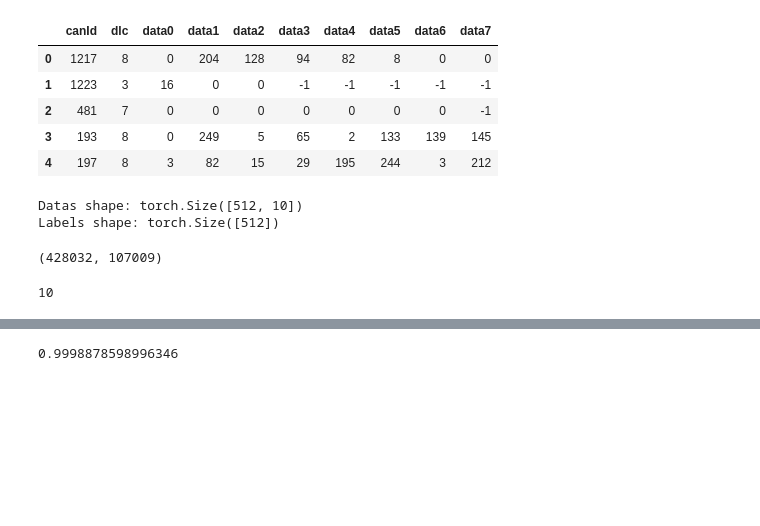
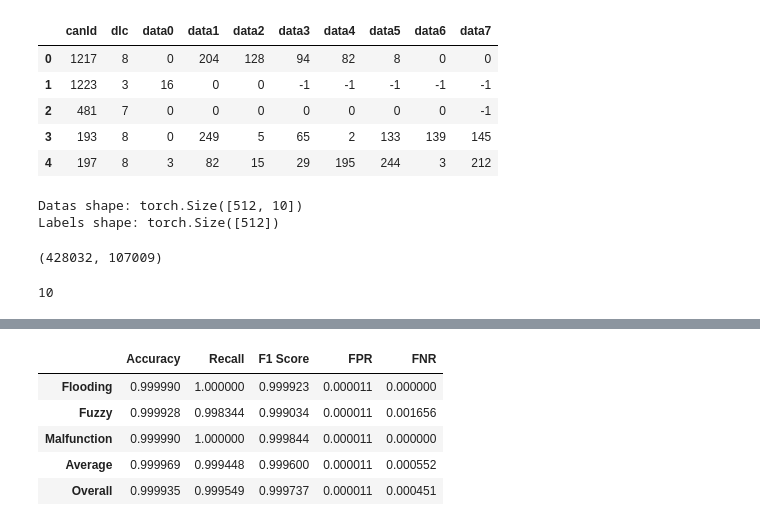
Before and after one commit to zsikorska/cps-can-bus, a Jupyter notebook: detection.ipynb, the cells around one changed output, grey strips where cells are left out. Drawn from its saved outputs; the diff is of its cells as text; code cells hidden in the pictures; blank space fills up the shorter version.

Commit message:
create multiclass model

```diff
--- a/detection.ipynb
+++ b/detection.ipynb
@@ -211,15 +211,13 @@ len(train_dataset_sonata), len(test_dataset_sonata)
 (428032, 107009)
 # %%
 class LSTMNetwork(nn.Module):
-    def __init__(self, input_size, hidden_size, output_size, num_layers):
+    def __init__(self, input_size, hidden_size, output_size, num_layers, network_type):
         super(LSTMNetwork, self).__init__()
         self.hidden_size = hidden_size
         self.num_layers = num_layers
         self.lstm = nn.LSTM(input_size, hidden_size, num_layers=num_layers, batch_first=True)
         self.fc = nn.Linear(hidden_size, output_size)
-        self.activation = nn.Sigmoid()
-
-        print()
+        self.network_type = network_type
 
     def forward(self, X):
         if len(X.shape) == 2:
@@ -229,9 +227,12 @@ class LSTMNetwork(nn.Module):
         carry = torch.zeros(self.num_layers, batch_size, self.hidden_size).to(device)
         output, (hidden, carry) = self.lstm(X, (hidden, carry))
         output = self.fc(output[:, -1])
-        return self.activation(output)
+        if self.network_type == 'binary':
+          return torch.sigmoid(output)
+        else:
+          return output
 
-    def fit(self, train_dataloader, test_dataloader, epochs, optimizer, loss_function, type):
+    def fit(self, train_dataloader, test_dataloader, epochs, optimizer, loss_function):
         train_losses = []
         test_losses = []
 
@@ -242,10 +243,10 @@ class LSTMNetwork(nn.Module):
                 optimizer.zero_grad()
                 y_pred = self.forward(X_batch).squeeze()
 
-                if type == 'binary':
+                if self.network_type == 'binary':
                     y_batch = y_batch_binary.float().squeeze()
                 else:
-                    y_batch = y_batch_multiclass.float().squeeze()
+                    y_batch = y_batch_multiclass.long().squeeze()
 
                 loss = loss_function(y_pred, y_batch)
                 loss.backward()
@@ -259,10 +260,10 @@ class LSTMNetwork(nn.Module):
                 for X_batch, y_batch_multiclass, y_batch_binary in test_dataloader:
                     y_pred = self.forward(X_batch).squeeze()
 
-                    if type == 'binary':
+                    if self.network_type == 'binary':
                       y_batch = y_batch_binary.float().squeeze()
                     else:
-                      y_batch = y_batch_multiclass.float().squeeze()
+                      y_batch = y_batch_multiclass.long().squeeze()
 
                     loss = loss_function(y_pred, y_batch)
                     test_loss += loss.item()
@@ -279,7 +280,10 @@ class LSTMNetwork(nn.Module):
             for X_batch, _, _ in dataloader:
                 X_batch = X_batch.to(device)
                 outputs = self.forward(X_batch)
-                predicted = (outputs > 0.5).float()
+                if self.network_type == 'binary':
+                  predicted = (outputs > 0.5).float()
+                else:
+                  _, predicted = torch.max(outputs.data, 1)
                 all_outputs.extend(predicted.cpu().numpy())
         return np.array(all_outputs)
 # %%
@@ -310,8 +370,7 @@ input_size
 # %% [output]
 10
 # %%
-lstm = LSTMNetwork(input_size=10, hidden_size=512, output_size=1, num_layers=1).to(device)
-loss = lstm.fit(train_loader_sonata, test_loader_sonata, 20, optim.Adam(lstm.parameters(), lr=0.0001), nn.BCELoss(), type='binary')
+lstm = LSTMNetwork(input_size=10, hidden_size=512, output_size=1, num_layers=1, network_type='binary').to(device)
+loss = lstm.fit(train_loader_sonata, test_loader_sonata, 20, optim.Adam(lstm.parameters(), lr=0.0001), nn.BCELoss())
 predictions = lstm.predict(test_loader_sonata)
-accuracy_score_test = accuracy_score(Y_test_sonata['label_binary'], predictions)
 # %% [output]
@@ -338,4 +397,11 @@ Epoch 20/20 - Train Loss: 0.0002, Test Loss: 0.0014
-# %%
-accuracy_score_test
-# %% [output]
-0.9998878598996346
+# %%
+df_scores = calculate_scores_binary_classification(Y_test_sonata, predictions)
+# %%
+df_scores
+# %% [output]
+|  | Accuracy | Recall | F1 Score | FPR | FNR |
+| Flooding | 0.999990 | 1.000000 | 0.999923 | 0.000011 | 0.000000 |
+| Fuzzy | 0.999928 | 0.998344 | 0.999034 | 0.000011 | 0.001656 |
+| Malfunction | 0.999990 | 1.000000 | 0.999844 | 0.000011 | 0.000000 |
+| Average | 0.999969 | 0.999448 | 0.999600 | 0.000011 | 0.000552 |
+| Overall | 0.999935 | 0.999549 | 0.999737 | 0.000011 | 0.000451 |
```
Also changed, not shown: parts of 9 cells of this notebook.
